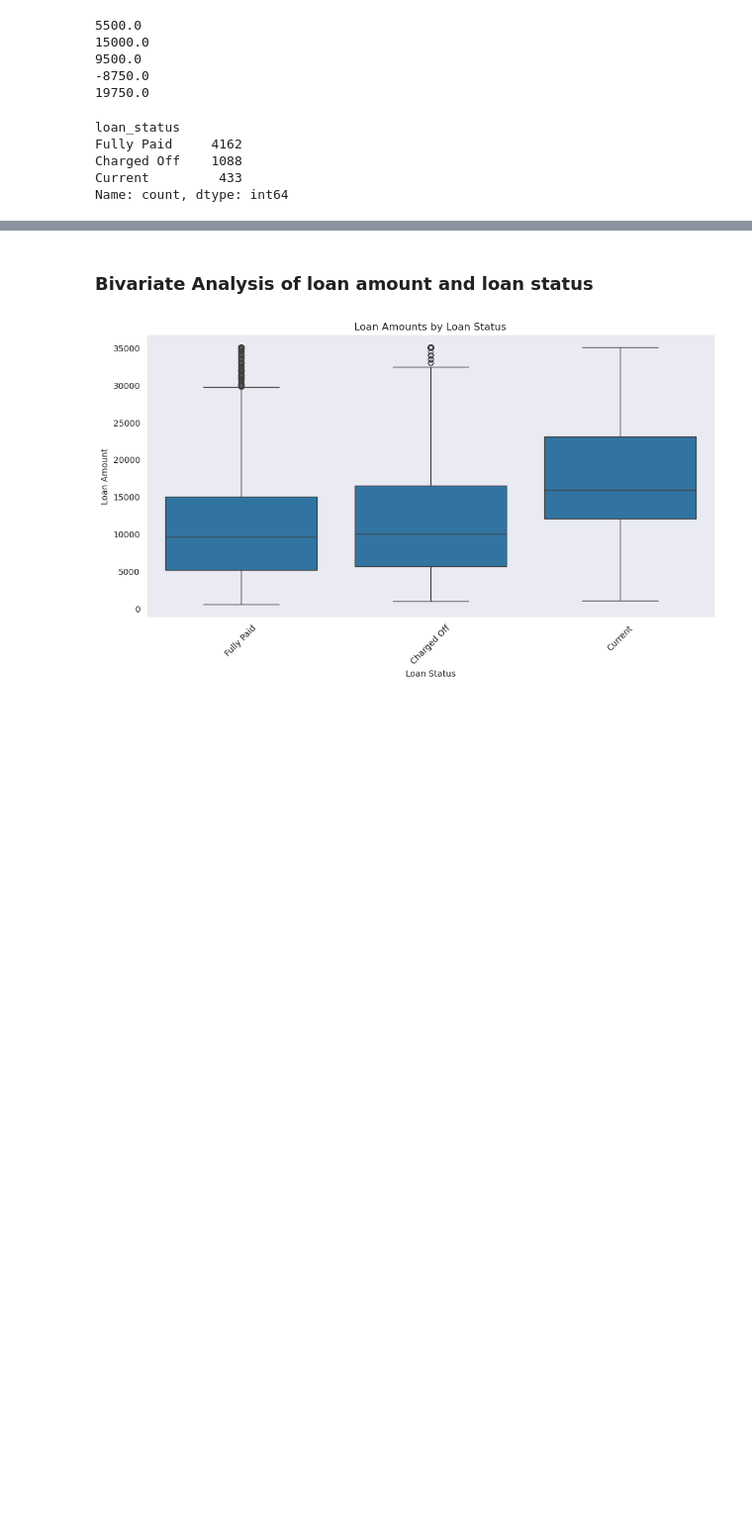
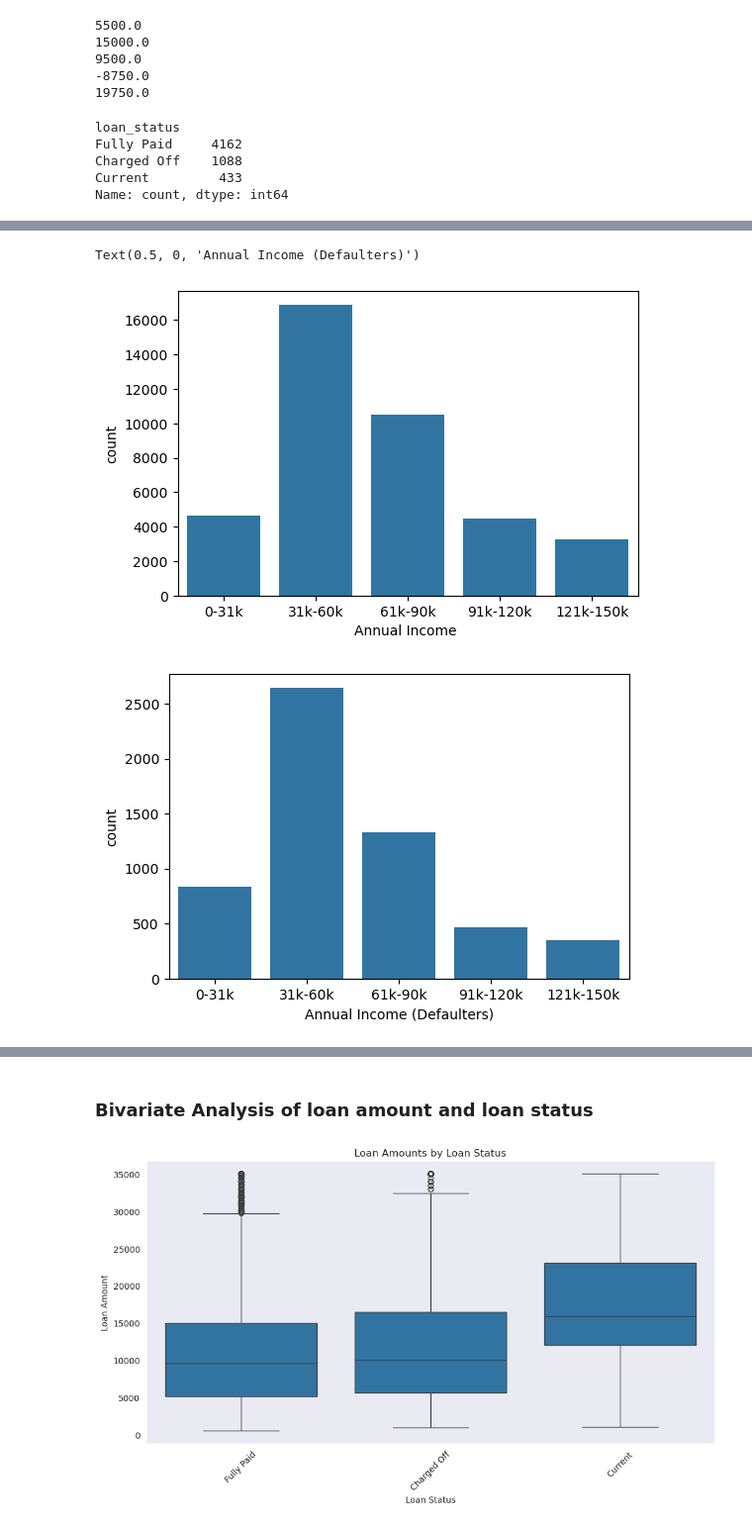
Before and after one commit to PraveenSM/LendingClubCaseStudy, a Jupyter notebook: Praveen_Mathad.ipynb, the cells around one changed output, grey strips where cells are left out. Shown at 99% size. Cells and saved outputs as stored; diff of their text form; code cells hidden in the pictures; blank space fills up the shorter version.

```diff
--- a/Praveen_Mathad.ipynb
+++ b/Praveen_Mathad.ipynb
@@ -331,0 +356,5 @@ Column 'next_pymnt_d' = 38577 'perctage : ' 97.13
+# %%
+# percentage of null values
+null_value_percent = round(100*(df.isnull().sum()/len(df.index)), 2)
+
+null_value_percent[null_value_percent > 60]
@@ -560,0 +702,18 @@ Name: count, dtype: int64
+# %%
+# Annual Income group
+
+df['annual_income_group'] = pd.cut(df['annual_inc'], bins=[df['annual_inc'].min(),30000,60000,90000,120000,df['annual_inc'].max()],precision =0,labels =['0-31k','31k-60k','61k-90k','91k-120k','121k-150k'])
+
+plt.figure(figsize=(6,4))
+sns.countplot(x ='annual_income_group', data = df)
+plt.xlabel('Annual Income ')
+
+# Annual Income group - Defaulter
+
+plt.figure(figsize=(6,4))
+sns.countplot(x ='annual_income_group', data = df[df.loan_status == 'Charged Off'])
+plt.xlabel('Annual Income (Defaulters)')
+# %% [output]
+Text(0.5, 0, 'Annual Income (Defaulters)')
+[figure, added]
+[figure, added]
```
Also changed, not shown: parts of 42 cells of this notebook.
